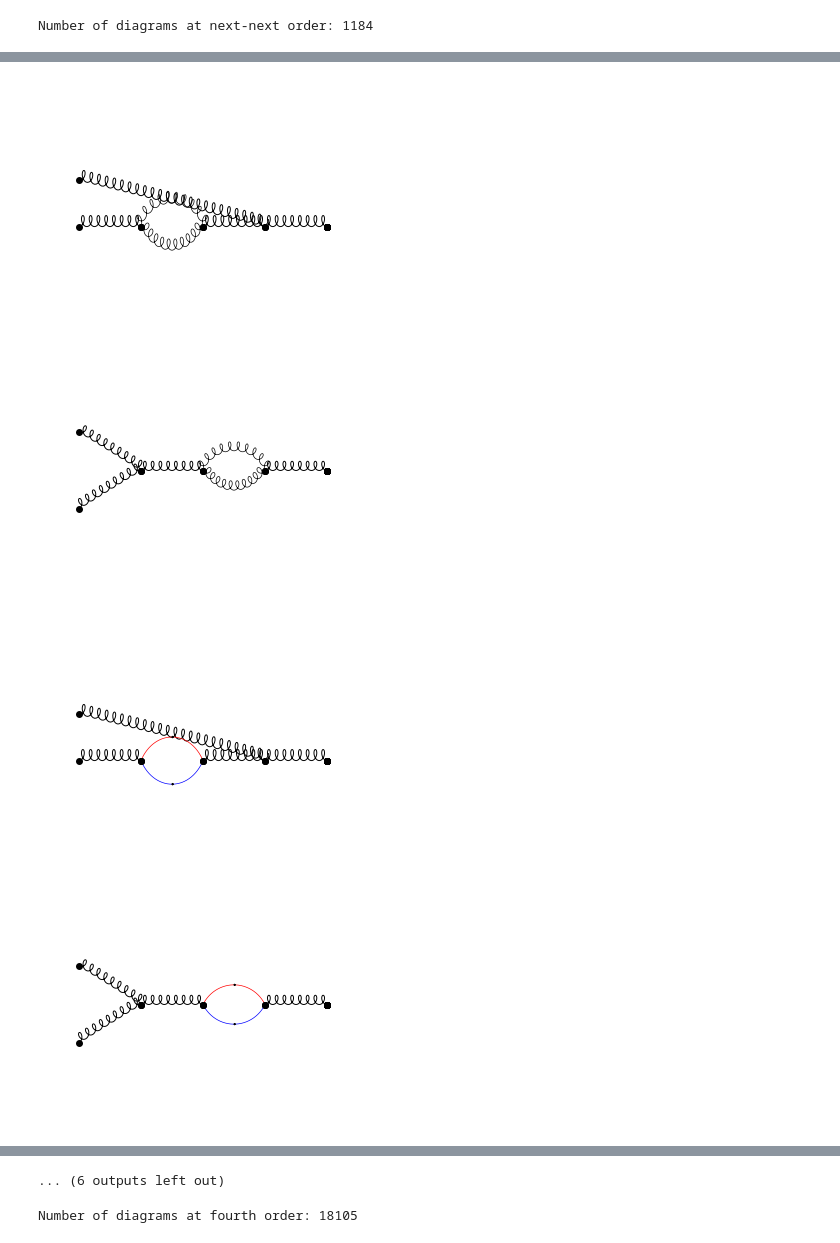
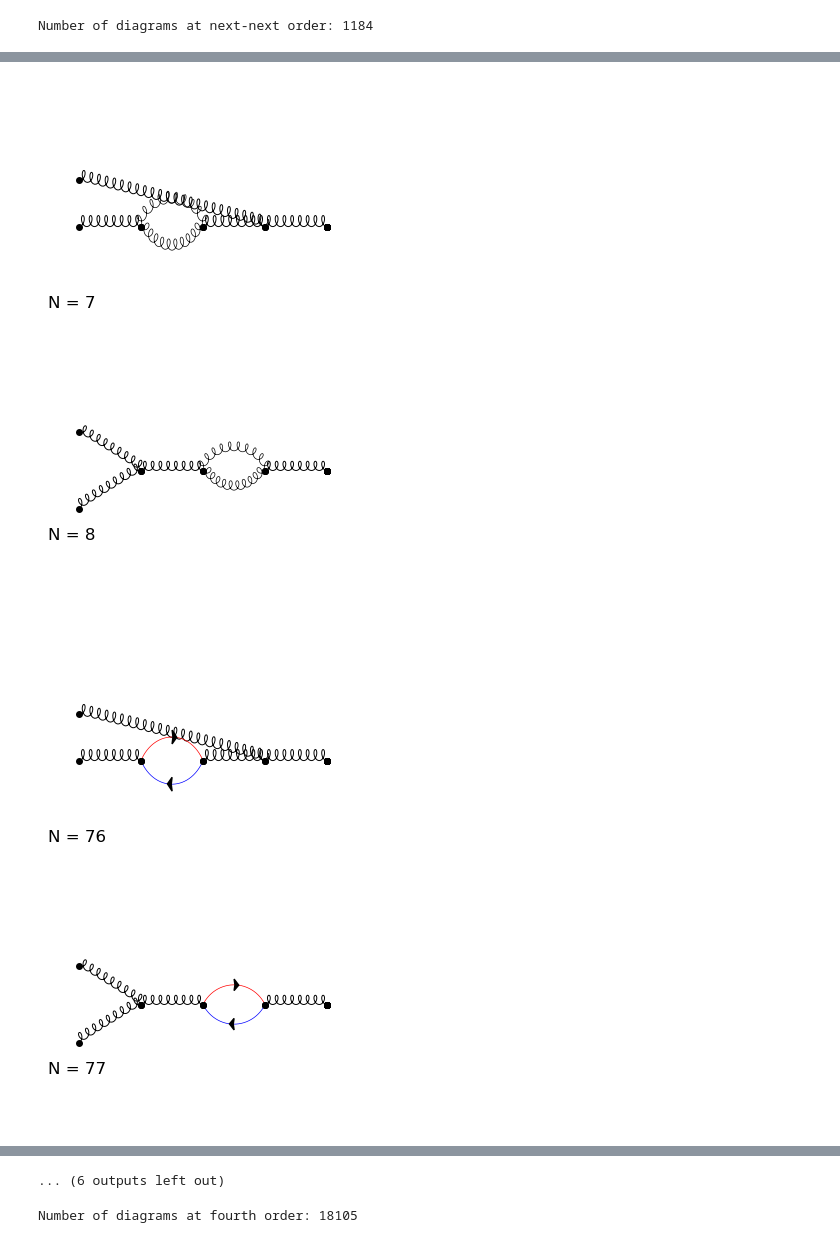
Before and after one commit to liuzhuozhuo/RGPEP-DGT, a Jupyter notebook: test.ipynb, the cells around one changed output, grey strips where cells are left out. Drawn from its saved outputs; the diff is of its cells as text; code cells hidden in the pictures.

```diff
--- a/test.ipynb
+++ b/test.ipynb
@@ -1,27 +1,8 @@
 # %%
 from src.qcd.full_theory.canonical_diagrams import can_points, can_connections, can_count
 from src.rendering.matplotlib_backend import *
-from src.transforms.concatenation import in_out_connections, rearrange_in_out_points, equalize_x_spacing
 from src.search.comparison import group_diagrams
-from src.transforms.format import trim_zeros_2D
-
-from src.transforms.concatenation import combine_diagrams_order, make_connection
+from src.transforms.concatenation import combine_diagrams_order
 
 next_order_points, next_order_connections, next_order_numbers = combine_diagrams_order([can_points[0]], [can_connections[0]], [can_count[0]], typeofproc=[2, 2], max_order=4)
 next_order_points, next_order_connections, next_order_numbers = group_diagrams(next_order_points, next_order_connections, next_order_numbers)
-
-#print(f"Number of diagrams at next order: {len(next_order_points)}")
-
-#represent_diagram_as_png(next_order_points[20], next_order_connections[20], 20, colors=['black', 'black', 'blue', 'red'], linestyles=['solid','dotted', 'solid', 'solid'])
-"""
-for i in range(len(next_order_points)):
-    in_out_connections_ = in_out_connections(next_order_connections[i])
-    inp = 0
-    out = 0
-    for j in range(len(next_order_connections[0])):
-        inp += len(np.trim_zeros(in_out_connections_[j, 0]))
-        out += len(np.trim_zeros(in_out_connections_[j, 1]))
-    rearrange_in_out_points(next_order_points[i], next_order_connections[i])
-    next_order_points[i]=equalize_x_spacing(next_order_points[i], 2)
-    represent_diagram_as_png_feynman(next_order_points[i], next_order_connections[i], i, colors=['black', 'black', 'blue', 'red'], flavour_=['loopy','simple', 'simple', 'simple'])
-"""
@@ -102,18 +14,5 @@ def find_loops (points, connections, min_loop_len=3):
 # %% [output]
 Number of diagrams at next-next order: 1184
 # %%
-for i in range(len(next_next_order_points)):
-    in_out_connections_ = in_out_connections(next_next_order_connections[i])
-    inp_g = len(np.trim_zeros(in_out_connections_[0, 0]))
-    out_g = len(np.trim_zeros(in_out_connections_[0, 1]))
-    inp = 0
-    out = 0
-    for j in range(1, len(next_next_order_connections[i])):
-        inp += len(np.trim_zeros(in_out_connections_[j, 0]))
-        out += len(np.trim_zeros(in_out_connections_[j, 1]))
-    if inp == 0 and out == 0 and inp_g == 1 and out_g == 2:
-        rearrange_in_out_points(next_next_order_points[i], next_next_order_connections[i])
-        next_next_order_points[i]=equalize_x_spacing(next_next_order_points[i], 2)
-        find_loops(next_next_order_points[i], next_next_order_connections[i])
-        represent_diagram_as_png_feynman(next_next_order_points[i], next_next_order_connections[i],i, colors=['black', 'black', 'blue', 'red'], flavour_=['loopy','simple', 'simple', 'simple'])
+represent_order_diagram(next_next_order_points, next_next_order_connections, next_next_order_numbers, process=[1, 2])
 # %% [output]
@@ -121,4 +20,4 @@ for i in range(len(next_next_order_points)):
-[figure, old version]
+[figure, new version]
-[figure, old version]
+[figure, new version]
-[figure, old version]
+[figure, new version]
-[figure, old version]
+[figure, new version]
```
Also changed, not shown: parts of 4 cells of this notebook, 2 other files.
